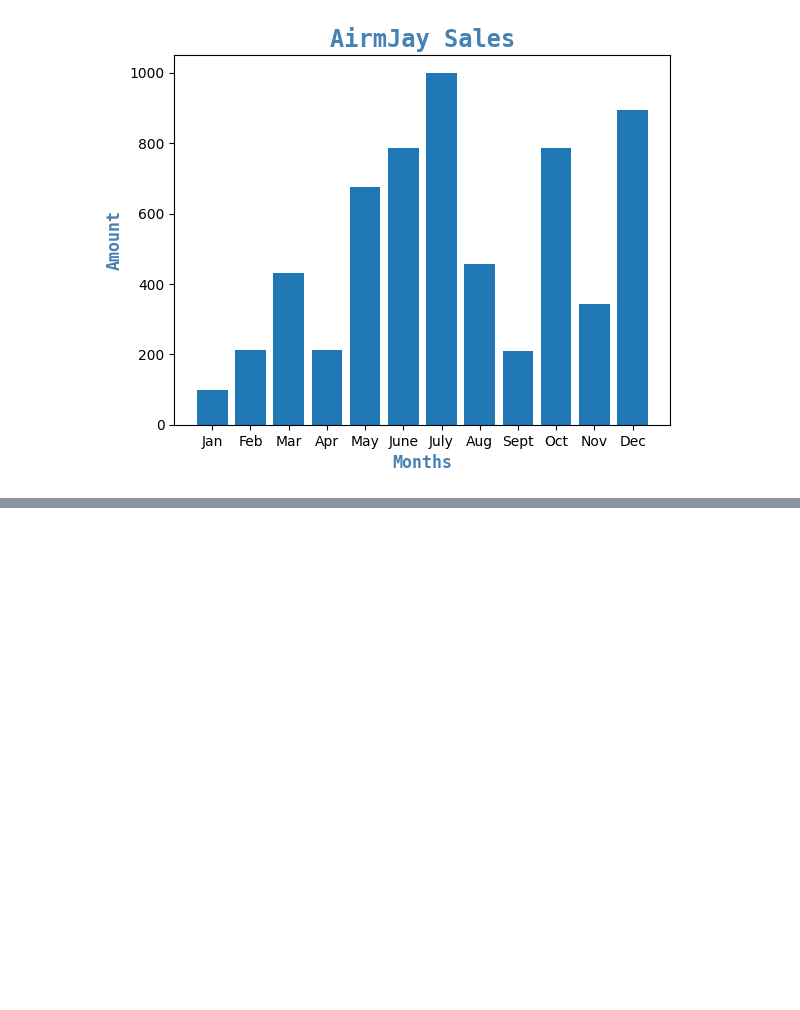
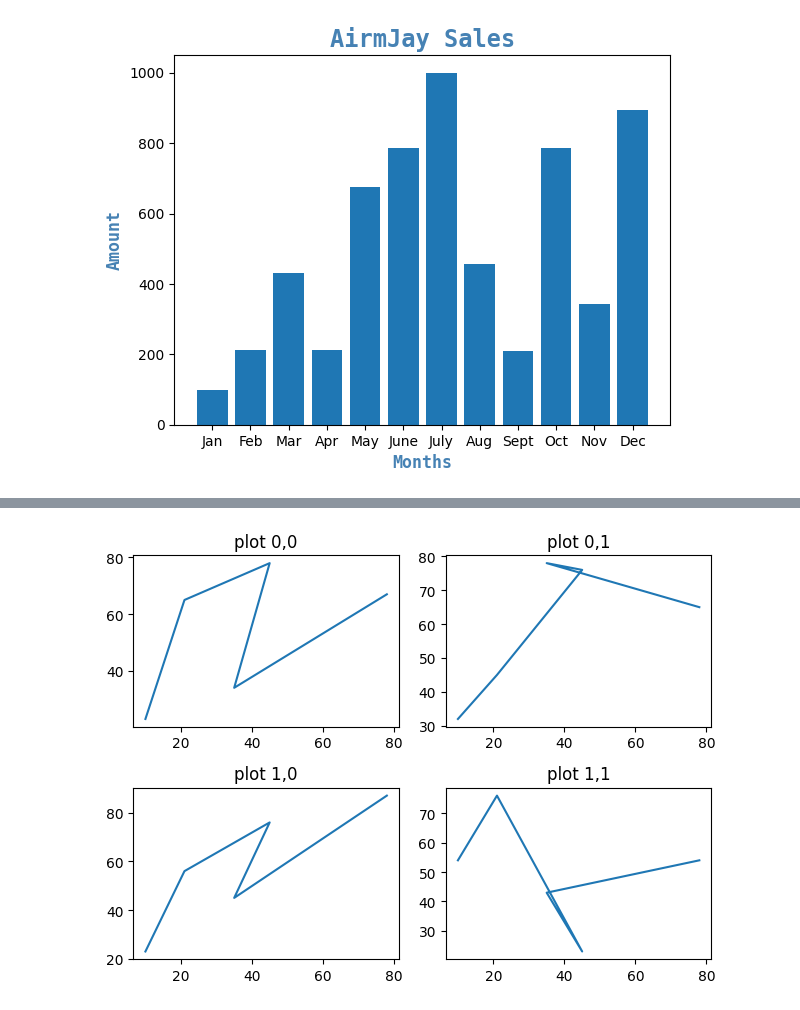
Before and after one commit to airmjay/ps, a Jupyter notebook: matplotlib.ipynb, the cells around one changed output, grey strips where cells are left out. Saved outputs shown, nothing was run; the diff lists cells and outputs as text; code cells hidden in the pictures; blank space fills up the shorter version.

```diff
--- a/matplotlib.ipynb
+++ b/matplotlib.ipynb
@@ -63,0 +86,20 @@ plt.show()
+# %%
+#subplots
+figure, axes = plt.subplots(2,2)
+x1 = [10,21,45,35,78]
+y1 = [23,65,78,34,67]
+y2 = [32,45,76,78,65]
+y3 = [23,56,76,45,87]
+y4 = [54,76,23,43,54]
+axes[0,0].plot(x1,y1)
+axes[0,1].plot(x1,y2)
+axes[1,0].plot(x1,y3)
+axes[1,1].plot(x1,y4)
+axes[0,0].set_title('plot 0,0')
+axes[0,1].set_title('plot 0,1')
+axes[1,0].set_title('plot 1,0')
+axes[1,1].set_title('plot 1,1')
+plt.tight_layout()
+plt.show()
+# %% [output]
+[figure, added]
```
Also changed, not shown: parts of 6 cells of this notebook, 1 other file.
